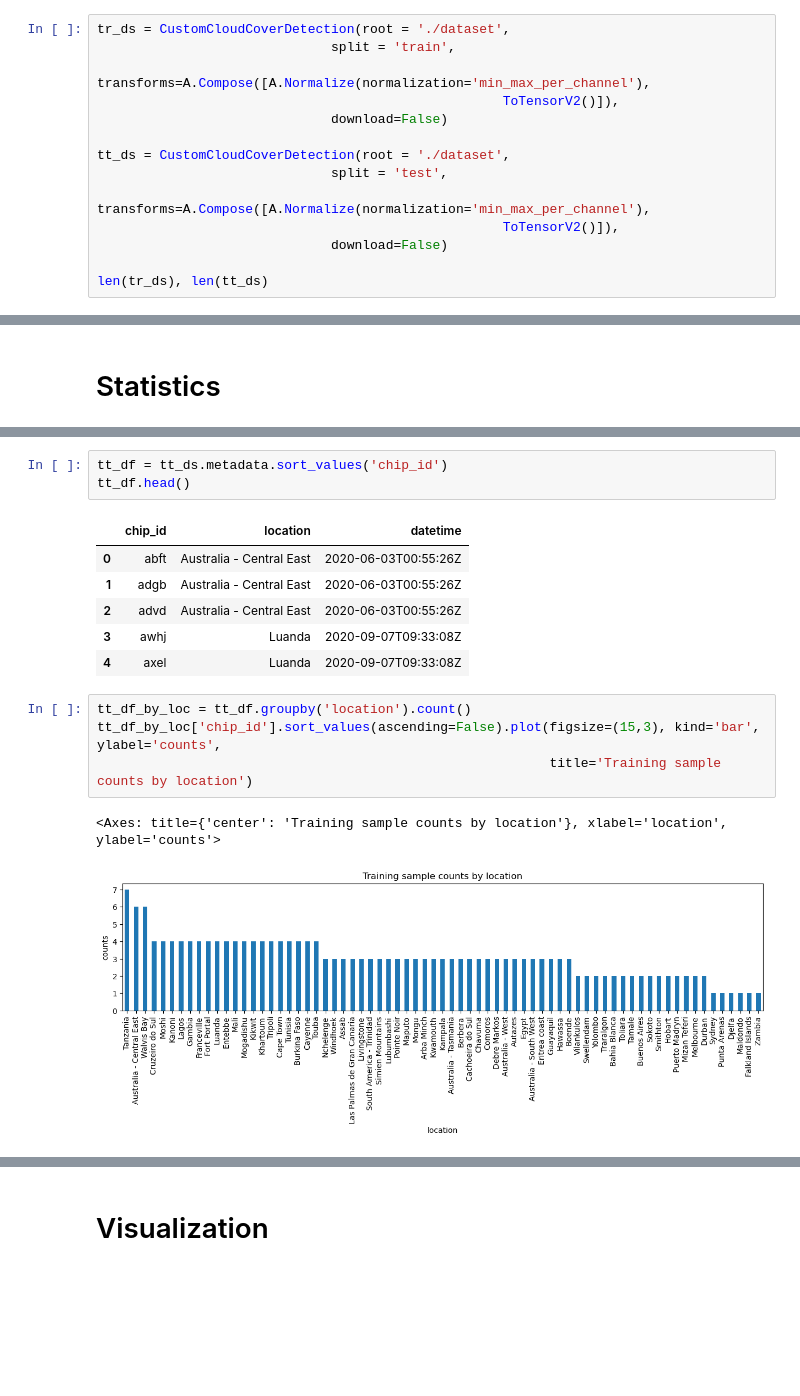
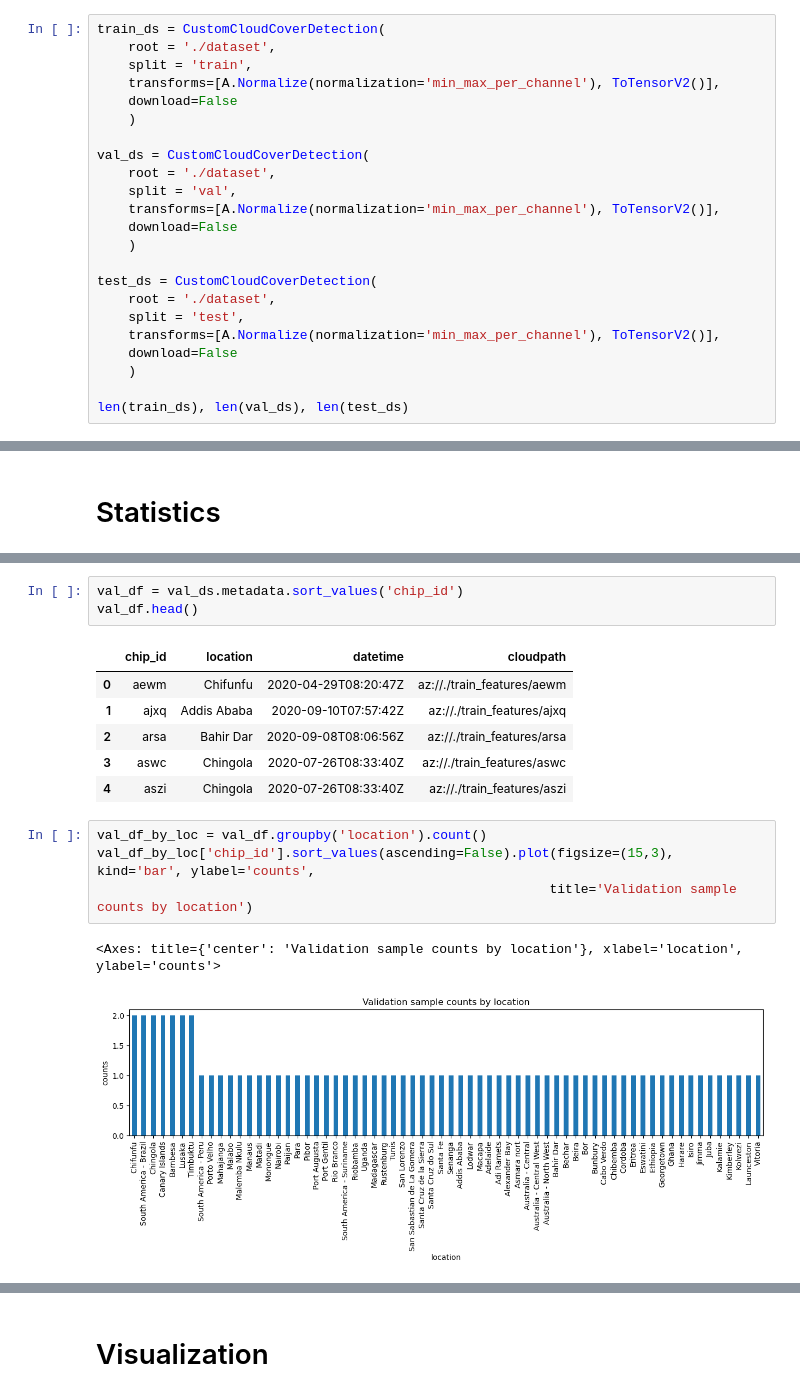
Before and after one commit to hk-kaden-kim/S2-CloudCover, a Jupyter notebook: data_analysis.ipynb, the cells around one changed output, grey strips where cells are left out. Drawn from its saved outputs; the diff is of its cells as text; blank space fills up the shorter version.

```diff
--- a/data_analysis.ipynb
+++ b/data_analysis.ipynb
@@ -12,15 +14,24 @@ from albumentations.pytorch import ToTensorV2
 # %%
-tr_ds = CustomCloudCoverDetection(root = './dataset',
-                              split = 'train',
-                              transforms=A.Compose([A.Normalize(normalization='min_max_per_channel'),
-                                                    ToTensorV2()]),
-                              download=False)
+train_ds = CustomCloudCoverDetection(
+    root = './dataset',
+    split = 'train',
+    transforms=[A.Normalize(normalization='min_max_per_channel'), ToTensorV2()],
+    download=False
+    )
 
-tt_ds = CustomCloudCoverDetection(root = './dataset',
-                              split = 'test',
-                              transforms=A.Compose([A.Normalize(normalization='min_max_per_channel'),
-                                                    ToTensorV2()]),
-                              download=False)
+val_ds = CustomCloudCoverDetection(
+    root = './dataset',
+    split = 'val',
+    transforms=[A.Normalize(normalization='min_max_per_channel'), ToTensorV2()],
+    download=False
+    )
 
-len(tr_ds), len(tt_ds)
+test_ds = CustomCloudCoverDetection(
+    root = './dataset',
+    split = 'test',
+    transforms=[A.Normalize(normalization='min_max_per_channel'), ToTensorV2()],
+    download=False
+    )
+
+len(train_ds), len(val_ds), len(test_ds)
 # %% [output]
@@ -47,17 +58,17 @@ tr_df_by_loc['chip_id'].sort_values(ascending=False).plot(figsize=(15,3), kind='
 # %%
-tt_df = tt_ds.metadata.sort_values('chip_id')
-tt_df.head()
+val_df = val_ds.metadata.sort_values('chip_id')
+val_df.head()
 # %% [output]
-|  | chip_id | location | datetime |
-| 0 | abft | Australia - Central East | 2020-06-03T00:55:26Z |
-| 1 | adgb | Australia - Central East | 2020-06-03T00:55:26Z |
-| 2 | advd | Australia - Central East | 2020-06-03T00:55:26Z |
-| 3 | awhj | Luanda | 2020-09-07T09:33:08Z |
-| 4 | axel | Luanda | 2020-09-07T09:33:08Z |
+|  | chip_id | location | datetime | cloudpath |
+| 0 | aewm | Chifunfu | 2020-04-29T08:20:47Z | az://./train_features/aewm |
+| 1 | ajxq | Addis Ababa | 2020-09-10T07:57:42Z | az://./train_features/ajxq |
+| 2 | arsa | Bahir Dar | 2020-09-08T08:06:56Z | az://./train_features/arsa |
+| 3 | aswc | Chingola | 2020-07-26T08:33:40Z | az://./train_features/aswc |
+| 4 | aszi | Chingola | 2020-07-26T08:33:40Z | az://./train_features/aszi |
 # %%
-tt_df_by_loc = tt_df.groupby('location').count()
-tt_df_by_loc['chip_id'].sort_values(ascending=False).plot(figsize=(15,3), kind='bar', ylabel='counts',
-                                                          title='Training sample counts by location')
+val_df_by_loc = val_df.groupby('location').count()
+val_df_by_loc['chip_id'].sort_values(ascending=False).plot(figsize=(15,3), kind='bar', ylabel='counts',
+                                                          title='Validation sample counts by location')
 # %% [output]
-<Axes: title={'center': 'Training sample counts by location'}, xlabel='location', ylabel='counts'>
+<Axes: title={'center': 'Validation sample counts by location'}, xlabel='location', ylabel='counts'>
-[figure, old version]
+[figure, new version]
```
Also changed, not shown: parts of 12 cells of this notebook, 1 other file.
